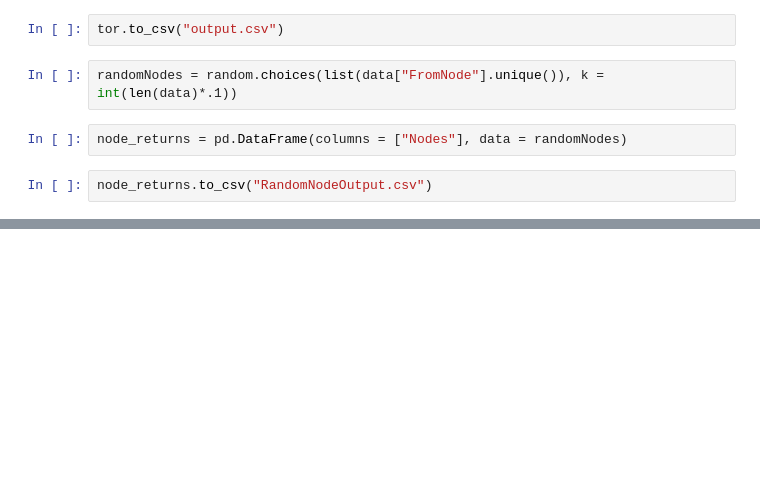
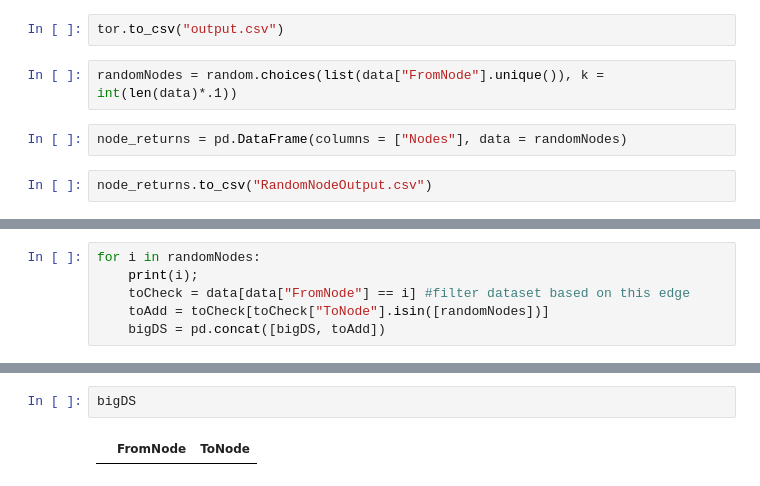
Before and after one commit to wturchetta22/COSC-254-Sampling, a Jupyter notebook: Willie_Random_Edge_Random_Node.ipynb, the cells around one changed output, grey strips where cells are left out. Saved outputs shown, nothing was run; the diff lists cells and outputs as text; blank space fills up the shorter version.

```diff
--- a/Willie_Random_Edge_Random_Node.ipynb
+++ b/Willie_Random_Edge_Random_Node.ipynb
@@ -26,0 +61,6 @@ node_returns.to_csv("RandomNodeOutput.csv")
+# %%
+for i in randomNodes:
+    print(i);
+    toCheck = data[data["FromNode"] == i] #filter dataset based on this edge
+    toAdd = toCheck[toCheck["ToNode"].isin([randomNodes])]
+    bigDS = pd.concat([bigDS, toAdd])
@@ -26,0 +86,4 @@ node_returns.to_csv("RandomNodeOutput.csv")
+# %%
+bigDS
+# %% [output]
+|  | FromNode | ToNode |
```
Also changed, not shown: parts of 10 cells of this notebook.
